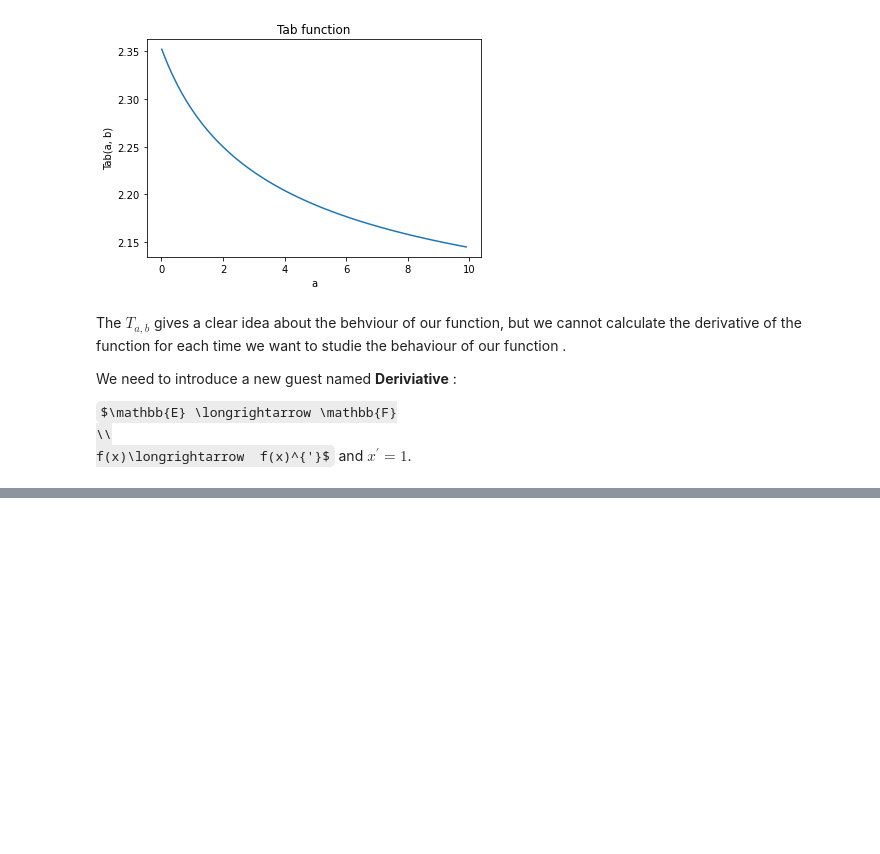
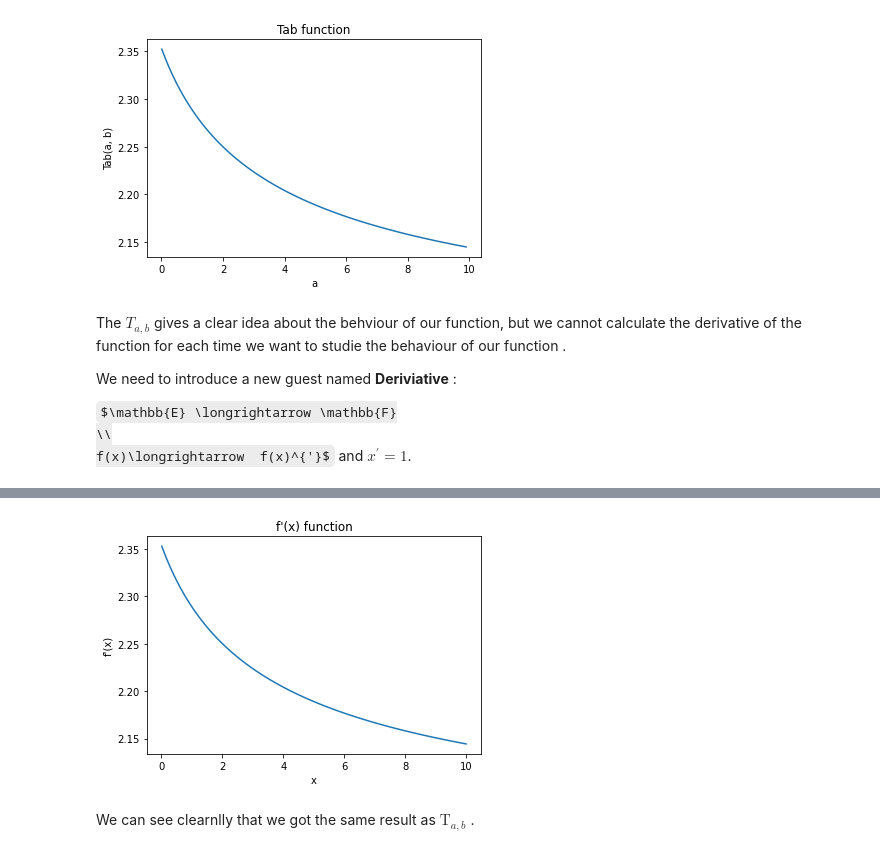
Before and after one commit to Ashraf-Khabar/Data-Science-Docs, a Jupyter notebook: Maths With Python/functions.ipynb, the cells around one changed output, grey strips where cells are left out. Cells and saved outputs as stored; diff of their text form; code cells hidden in the pictures; some formulas as TeX source; blank space fills up the shorter version.

Commit message:
Adding modifications in python - maths

```diff
--- a/Maths With Python/functions.ipynb
+++ b/Maths With Python/functions.ipynb
@@ -161,0 +190,18 @@ We have that:
+# %%
+# Let's see this in python :
+def der_f(x):
+    return 2 + 1/(2* np.sqrt(2+x))
+# %%
+x = np.linspace(0.01, 10, 100)
+y = der_f(x)
+
+# Plot the results
+plt.plot(x, y)
+plt.xlabel('x')
+plt.ylabel("f'(x)")
+plt.title("f'(x) function")
+plt.show()
+# %% [output]
+[figure, added]
+# %% [markdown]
+We can see clearnlly that we got the same result as $\text{T}_{a,b}$ .
```
Also changed, not shown: parts of 4 cells of this notebook.
